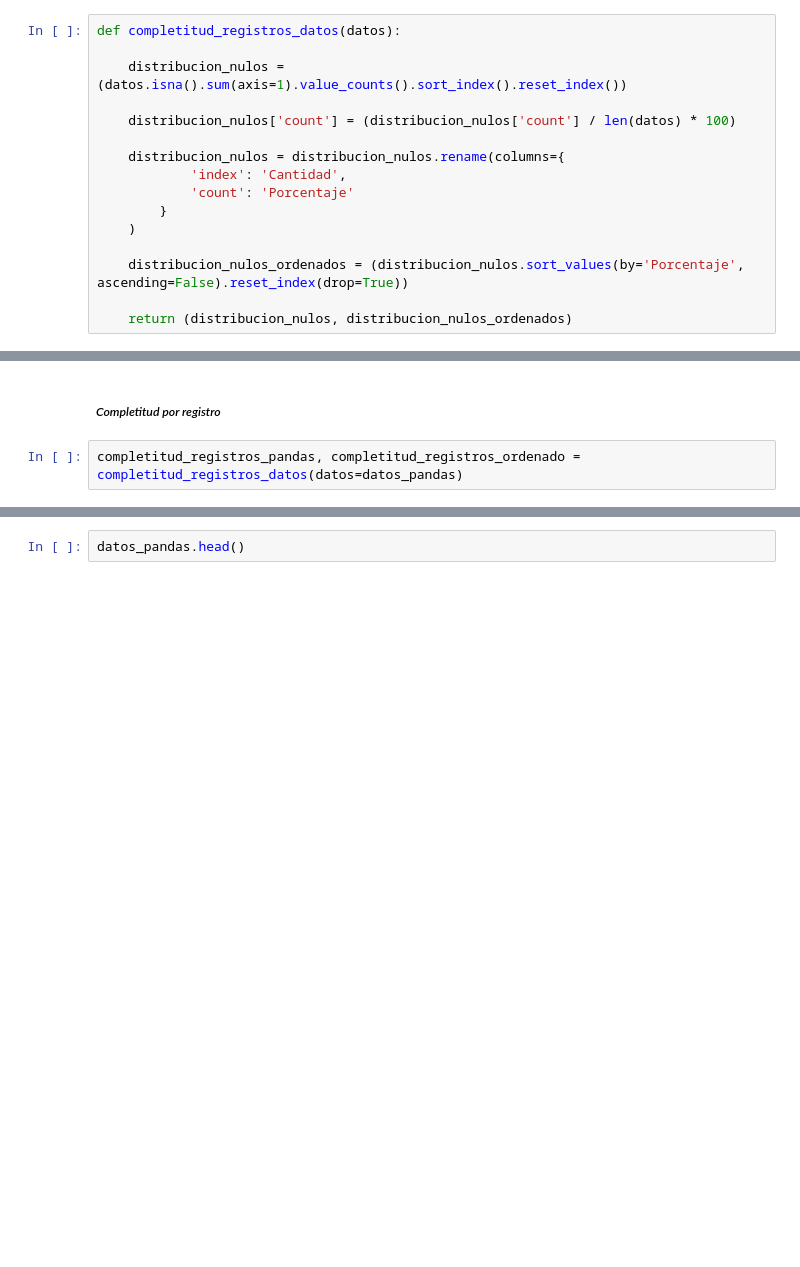
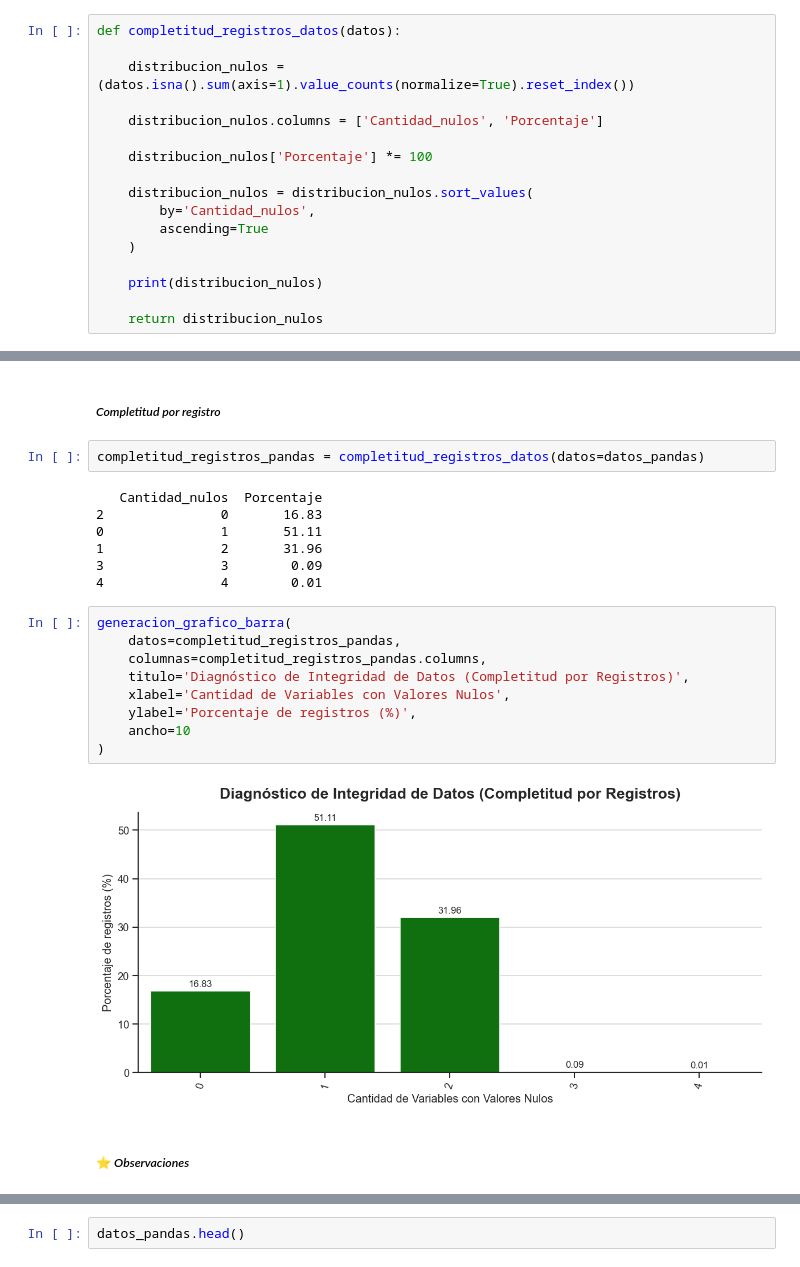
Before and after one commit to Ernesto9734/Data-Analyst-Projects, a Jupyter notebook: Project 01 - Data Cleaning and Preprocessing/notebook.ipynb, the cells around one changed output, grey strips where cells are left out. Cells and saved outputs as stored; diff of their text form; blank space fills up the shorter version.

```diff
--- a/Project 01 - Data Cleaning and Preprocessing/notebook.ipynb
+++ b/Project 01 - Data Cleaning and Preprocessing/notebook.ipynb
@@ -156,19 +188,20 @@ def completitud_variables_datos(datos, etiquetas):
 # %%
 def completitud_registros_datos(datos):
 
-    distribucion_nulos = (datos.isna().sum(axis=1).value_counts().sort_index().reset_index())
+    distribucion_nulos = (datos.isna().sum(axis=1).value_counts(normalize=True).reset_index())
 
-    distribucion_nulos['count'] = (distribucion_nulos['count'] / len(datos) * 100)
+    distribucion_nulos.columns = ['Cantidad_nulos', 'Porcentaje']
 
-    distribucion_nulos = distribucion_nulos.rename(columns={
-            'index': 'Cantidad',
-            'count': 'Porcentaje'
-        }
+    distribucion_nulos['Porcentaje'] *= 100
+
+    distribucion_nulos = distribucion_nulos.sort_values(
+        by='Cantidad_nulos',
+        ascending=True
     )
 
-    distribucion_nulos_ordenados = (distribucion_nulos.sort_values(by='Porcentaje', ascending=False).reset_index(drop=True))
+    print(distribucion_nulos)
 
-    return (distribucion_nulos, distribucion_nulos_ordenados)
+    return distribucion_nulos
 # %% [markdown]
 ### Clasificacion de Variables
 # %% [markdown]
@@ -753,4 +904,24 @@ completitud_variables_pandas, completitud_variables_ordenado = completitud_varia
 # %% [markdown]
 #####  *Completitud por registro*
 # %%
-completitud_registros_pandas, completitud_registros_ordenado = completitud_registros_datos(datos=datos_pandas)
+completitud_registros_pandas = completitud_registros_datos(datos=datos_pandas)
+# %% [output]
+   Cantidad_nulos  Porcentaje
+2               0       16.83
+0               1       51.11
+1               2       31.96
+3               3        0.09
+4               4        0.01
+# %%
+generacion_grafico_barra(
+    datos=completitud_registros_pandas,
+    columnas=completitud_registros_pandas.columns,
+    titulo='Diagnóstico de Integridad de Datos (Completitud por Registros)',
+    xlabel='Cantidad de Variables con Valores Nulos',
+    ylabel='Porcentaje de registros (%)',
+    ancho=10
+)
+# %% [output]
+[figure, added]
+# %% [markdown]
+##### ⭐ *Observaciones*
```
Also changed, not shown: parts of 78 cells of this notebook.
